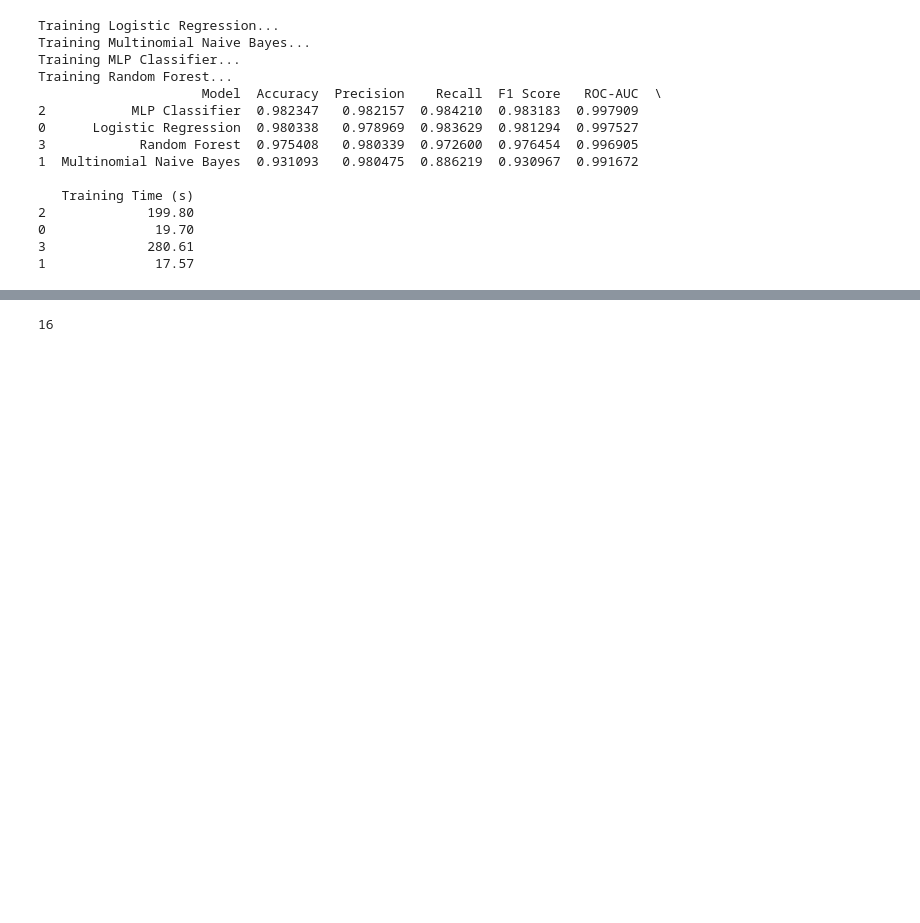
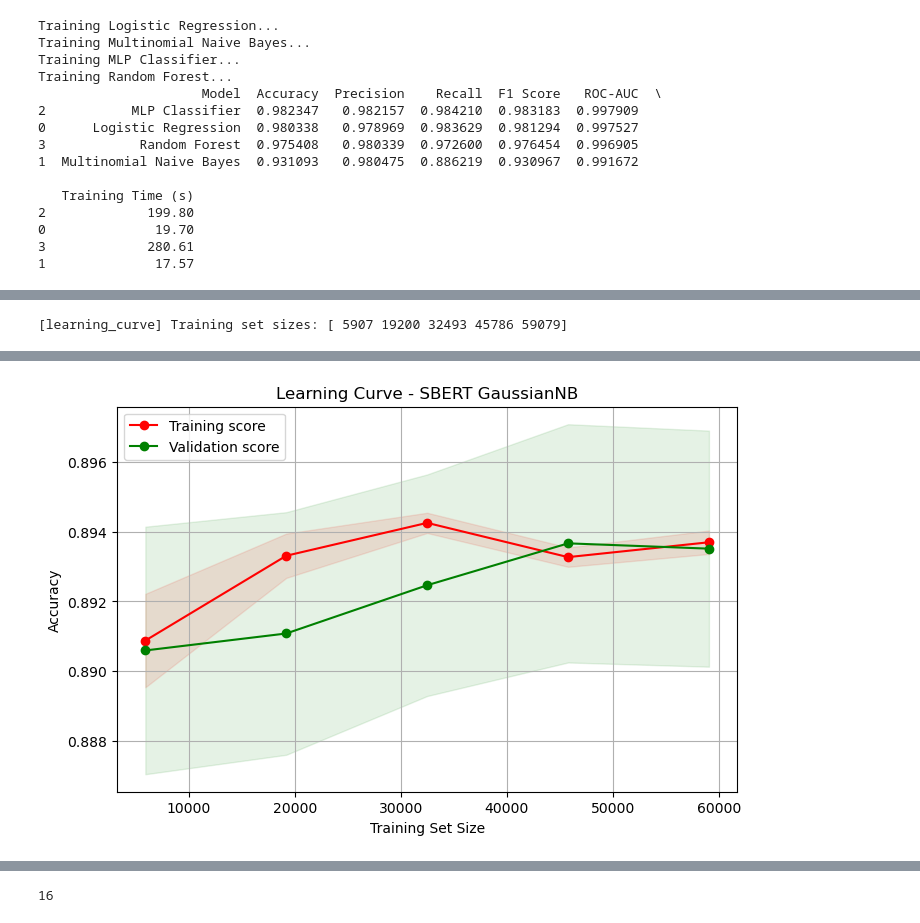
Before and after one commit to thomasha1310/rise-phishing-detection, a Jupyter notebook: scripts/analysis/Data_Analysis_Plots.ipynb, the cells around one changed output, grey strips where cells are left out. Cells and saved outputs as stored; diff of their text form; code cells hidden in the pictures; blank space fills up the shorter version.

```diff
--- a/scripts/analysis/Data_Analysis_Plots.ipynb
+++ b/scripts/analysis/Data_Analysis_Plots.ipynb
@@ -412,0 +452,44 @@ RandomForest_pipeline = joblib.load('../../output/models/RandomForest_SBERT.jobl
+# %%
+#SBERT GaussianNB Learning Curve
+import numpy as np
+import matplotlib.pyplot as plt
+from sklearn.linear_model import LogisticRegression
+from sklearn.model_selection import learning_curve, KFold
+
+cv = KFold(n_splits=10, shuffle=True, random_state=42)
+train_sizes = np.linspace(0.1, 1.0, 5)
+
+#Learning Curve
+train_sizes, train_scores, valid_scores = learning_curve(
+    estimator=GaussianNB_pipeline,
+    X=X_train_emb,
+    y=y_train,
+    train_sizes=train_sizes,
+    cv=cv,
+    scoring='accuracy',
+    n_jobs=16,
+    verbose=1
+)
+
+# Compute mean and std
+train_mean = np.mean(train_scores, axis=1)
+train_std  = np.std(train_scores, axis=1)
+valid_mean = np.mean(valid_scores, axis=1)
+valid_std  = np.std(valid_scores, axis=1)
+
+# Plot
+plt.figure(figsize=(8,5))
+plt.fill_between(train_sizes, train_mean - train_std, train_mean + train_std, alpha=0.1, color="r")
+plt.fill_between(train_sizes, valid_mean - valid_std, valid_mean + valid_std, alpha=0.1, color="g")
+plt.plot(train_sizes, train_mean, 'o-', color="r", label="Training score")
+plt.plot(train_sizes, valid_mean, 'o-', color="g", label="Validation score")
+
+plt.title("Learning Curve - SBERT GaussianNB")
+plt.xlabel("Training Set Size")
+plt.ylabel("Accuracy")
+plt.legend(loc="best")
+plt.grid(True)
+plt.savefig('../../output/results/SBERT_GaussianNB_learning_curve.png', dpi=300)
+plt.show()
+# %% [output]
+[learning_curve] Training set sizes: [ 5907 19200 32493 45786 59079]
@@ -412,0 +498 @@ RandomForest_pipeline = joblib.load('../../output/models/RandomForest_SBERT.jobl
+[figure, added]
```
Also changed, not shown: parts of 22 cells of this notebook, 21 other files.
